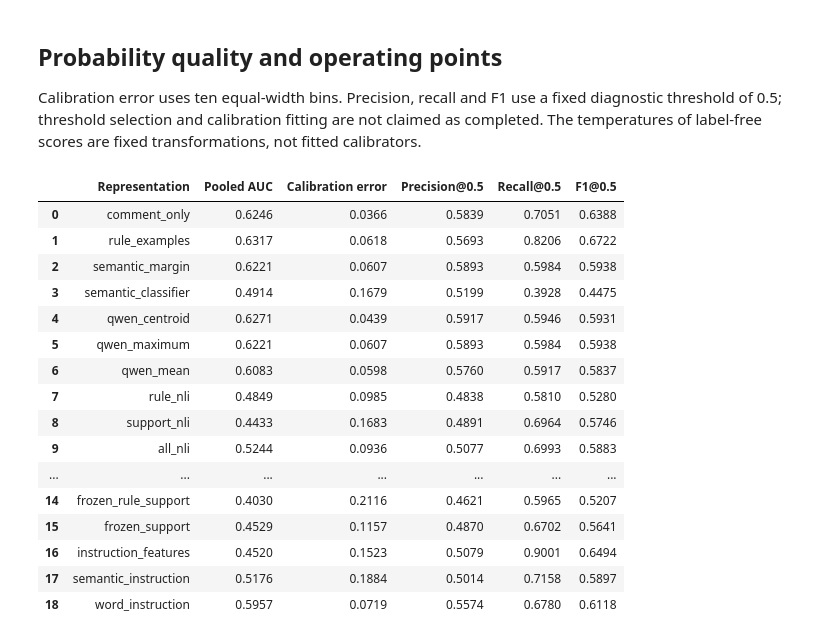
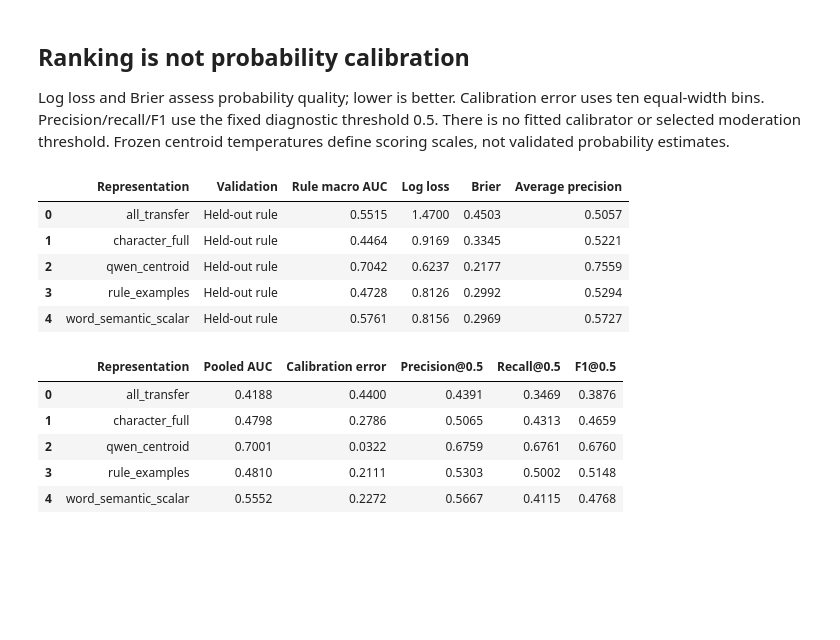
Before and after one commit to alvaromendizabal/jigsaw-rule-classifier, a Jupyter notebook: notebooks/04_semantic_benchmark.ipynb, the cells around one changed output. Saved outputs shown, nothing was run; the diff lists cells and outputs as text; code cells hidden in the pictures; blank space fills up the shorter version.

Commit message:
results: publish four-policy feature evidence and measured completion gates

```diff
--- a/notebooks/04_semantic_benchmark.ipynb
+++ b/notebooks/04_semantic_benchmark.ipynb
@@ -44,7 +44,15 @@ from jigsaw_rules.robustness import robustness_evidence
 from jigsaw_rules.gate import feature_gate
 from jigsaw_rules.instructions import instruction_evidence
 from jigsaw_rules.released import released_evidence
+from jigsaw_rules.expanded import expanded_evidence
+from jigsaw_rules.retrieval import retrieval_evidence
+from jigsaw_rules.resolution import resolution_evidence
+from build_expanded_report import display_figure as display_expanded
 
+expanded = expanded_evidence(root)
+retrieval = retrieval_evidence(root)
+resolution = resolution_evidence(root)
+assert expanded is not None and retrieval is not None and resolution is not None
 controls = feature_evidence(root)
 research = research_evidence(root)
 sensitivity = diagnostic_evidence(root)
@@ -55,5 +63,5 @@ gate = feature_gate(root)
 instructions = instruction_evidence(root)
 released = released_evidence(root)
 assert released is not None
-print("Verified research runs:", gate["studies"])
+print("Verified expanded study:", expanded["metadata"]["run_id"])
 # %% [output]
@@ -64,9 +72,7 @@ A mean over two policies can conceal deterioration on one. These tables preserve
 # %%
-records = baseline["results"] + semantic["results"]
-records += [r for r in sensitivity["results"] if r["model"] in ["qwen_centroid", "qwen_mean", "qwen_maximum"]]
-records += pairs["results"]
-if instructions is not None:
-    records += instructions["results"]
-per_rule = pd.DataFrame([{"Representation": r["model"], "Rule": rule.split(":")[0], "ROC AUC": auc} for r in records if r["protocol"] == "heldout_rule" for rule, auc in r["metrics"]["per_rule_auc"].items()])
-display(per_rule.pivot(index="Representation", columns="Rule", values="ROC AUC").round(4))
+display_expanded(root, "policies")
+selected = ["rule_examples", "character_full", "word_semantic_scalar", "all_transfer", "qwen_centroid"]
+records = [r for r in expanded["results"] if r["protocol"] == "heldout_rule" and r["model"] in selected]
+per_rule = pd.DataFrame([{"Representation": r["model"], "Policy": rule.split(":")[0], "ROC AUC": auc} for r in records for rule, auc in r["metrics"]["per_rule_auc"].items()])
+display(per_rule.pivot(index="Representation", columns="Policy", values="ROC AUC").round(4))
 # %% [output]
@@ -91,24 +87,20 @@ display(per_rule.pivot(index="Representation", columns="Rule", values="ROC AUC")
-# %% [markdown]
-## Probability quality and operating points
-Calibration error uses ten equal-width bins. Precision, recall and F1 use a fixed diagnostic threshold of 0.5; threshold selection and calibration fitting are not claimed as completed. The temperatures of label-free scores are fixed transformations, not fitted calibrators.
+# %% [markdown]
+## Ranking is not probability calibration
+Log loss and Brier assess probability quality; lower is better. Calibration error uses ten equal-width bins. Precision/recall/F1 use the fixed diagnostic threshold 0.5. There is no fitted calibrator or selected moderation threshold. Frozen centroid temperatures define scoring scales, not validated probability estimates.
 # %%
-diagnostics = pd.DataFrame([{"Representation": r["model"], "Pooled AUC": r["metrics"]["pooled_auc"], "Calibration error": r["metrics"]["ece_10_equal_width_bins"], "Precision@0.5": r["metrics"]["precision_at_0_5"], "Recall@0.5": r["metrics"]["recall_at_0_5"], "F1@0.5": r["metrics"]["f1_at_0_5"]} for r in records if r["protocol"] == "heldout_rule"])
+display(metric_table(records))
+diagnostics = pd.DataFrame([{"Representation": r["model"], "Pooled AUC": r["metrics"]["pooled_auc"], "Calibration error": r["metrics"]["ece_10_equal_width_bins"], "Precision@0.5": r["metrics"]["precision_at_0_5"], "Recall@0.5": r["metrics"]["recall_at_0_5"], "F1@0.5": r["metrics"]["f1_at_0_5"]} for r in records])
 display(diagnostics.round(4))
 # %% [output]
-|  | Representation | Pooled AUC | Calibration error | Precision@0.5 | Recall@0.5 | F1@0.5 |
-| 0 | comment_only | 0.6246 | 0.0366 | 0.5839 | 0.7051 | 0.6388 |
-| 1 | rule_examples | 0.6317 | 0.0618 | 0.5693 | 0.8206 | 0.6722 |
-| 2 | semantic_margin | 0.6221 | 0.0607 | 0.5893 | 0.5984 | 0.5938 |
-| 3 | semantic_classifier | 0.4914 | 0.1679 | 0.5199 | 0.3928 | 0.4475 |
-| 4 | qwen_centroid | 0.6271 | 0.0439 | 0.5917 | 0.5946 | 0.5931 |
-| 5 | qwen_maximum | 0.6221 | 0.0607 | 0.5893 | 0.5984 | 0.5938 |
-| 6 | qwen_mean | 0.6083 | 0.0598 | 0.5760 | 0.5917 | 0.5837 |
-| 7 | rule_nli | 0.4849 | 0.0985 | 0.4838 | 0.5810 | 0.5280 |
-| 8 | support_nli | 0.4433 | 0.1683 | 0.4891 | 0.6964 | 0.5746 |
-| 9 | all_nli | 0.5244 | 0.0936 | 0.5077 | 0.6993 | 0.5883 |
-| ... | ... | ... | ... | ... | ... | ... |
-| 14 | frozen_rule_support | 0.4030 | 0.2116 | 0.4621 | 0.5965 | 0.5207 |
-| 15 | frozen_support | 0.4529 | 0.1157 | 0.4870 | 0.6702 | 0.5641 |
-| 16 | instruction_features | 0.4520 | 0.1523 | 0.5079 | 0.9001 | 0.6494 |
-| 17 | semantic_instruction | 0.5176 | 0.1884 | 0.5014 | 0.7158 | 0.5897 |
-| 18 | word_instruction | 0.5957 | 0.0719 | 0.5574 | 0.6780 | 0.6118 |
+|  | Representation | Validation | Rule macro AUC | Log loss | Brier | Average precision |
+| 0 | all_transfer | Held-out rule | 0.5515 | 1.4700 | 0.4503 | 0.5057 |
+| 1 | character_full | Held-out rule | 0.4464 | 0.9169 | 0.3345 | 0.5221 |
+| 2 | qwen_centroid | Held-out rule | 0.7042 | 0.6237 | 0.2177 | 0.7559 |
+| 3 | rule_examples | Held-out rule | 0.4728 | 0.8126 | 0.2992 | 0.5294 |
+| 4 | word_semantic_scalar | Held-out rule | 0.5761 | 0.8156 | 0.2969 | 0.5727 |
+|  | Representation | Pooled AUC | Calibration error | Precision@0.5 | Recall@0.5 | F1@0.5 |
+| 0 | all_transfer | 0.4188 | 0.4400 | 0.4391 | 0.3469 | 0.3876 |
+| 1 | character_full | 0.4798 | 0.2786 | 0.5065 | 0.4313 | 0.4659 |
+| 2 | qwen_centroid | 0.7001 | 0.0322 | 0.6759 | 0.6761 | 0.6760 |
+| 3 | rule_examples | 0.4810 | 0.2111 | 0.5303 | 0.5002 | 0.5148 |
+| 4 | word_semantic_scalar | 0.5552 | 0.2272 | 0.5667 | 0.4115 | 0.4768 |
```
Also changed, not shown: parts of 15 cells of this notebook, 42 other files.
